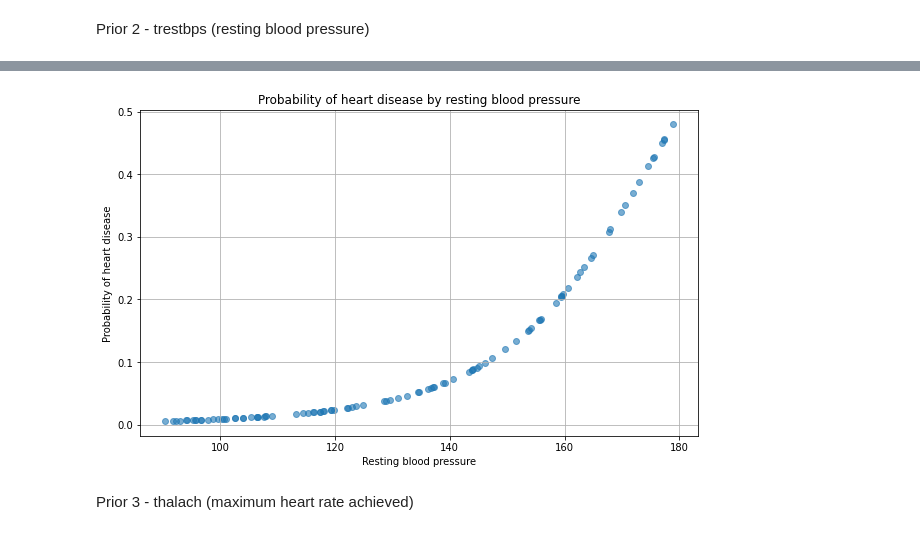
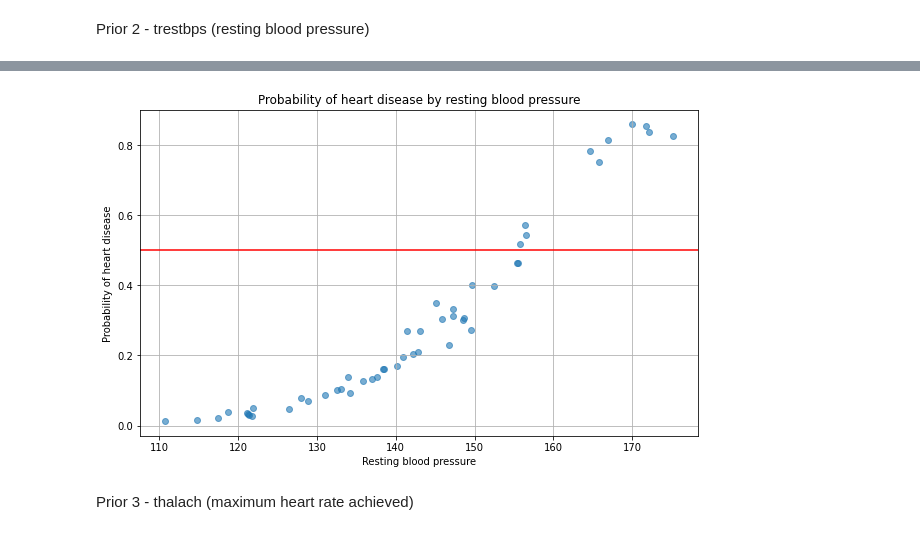
Before and after one commit to wasikjakub/bayesian-heart-disease-prediction, a Jupyter notebook: data_preprocessing.ipynb, the cells around one changed output, grey strips where cells are left out. Drawn from its saved outputs; the diff is of its cells as text; code cells hidden in the pictures.

Commit message:
priors 1, 2 fixed

```diff
--- a/data_preprocessing.ipynb
+++ b/data_preprocessing.ipynb
@@ -131,0 +81,6 @@ sim.summary()
+# %%
+model_age = CmdStanModel(stan_file='prior2.stan')
+sim = model_age.sample(iter_sampling=50,
+                        iter_warmup=1000,
+                        chains=1,
+                        seed=242522,)
@@ -132,20 +93,16 @@ sim.summary()
 # %%
 prior2 = sim.draws_pd()
 
-results_df = pd.DataFrame({
-    'bps': data_prior2['bps'],
-    'heart_disease_prob': prior2.iloc[:, 12:].mean(axis=0)
-})
-
 plt.figure(figsize=(10, 6))
-plt.scatter(results_df['bps'], results_df['heart_disease_prob'], alpha=0.6)
+plt.scatter(prior2['bps'], prior2['heart_disease_prob'], alpha=0.6)
+plt.axhline(y=0.5, color='red', linestyle='-')
 plt.xlabel('Resting blood pressure')
 plt.ylabel('Probability of heart disease')
 plt.title('Probability of heart disease by resting blood pressure')
 plt.grid(True)
 plt.show()
 # %% [output]
-[figure, old version]
+[figure, new version]
 # %% [markdown]
 Prior 3 - thalach (maximum heart rate achieved)
 # %%
```
Also changed, not shown: parts of 8 cells of this notebook, 7 other files.
